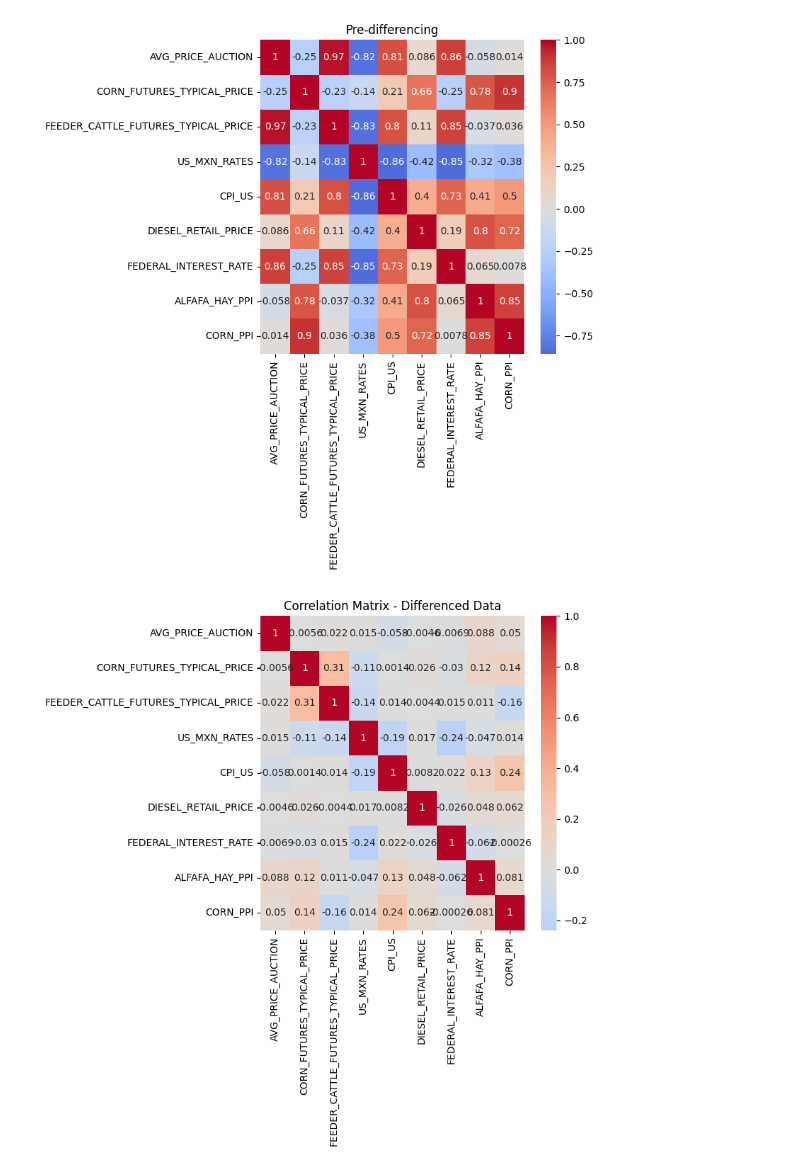
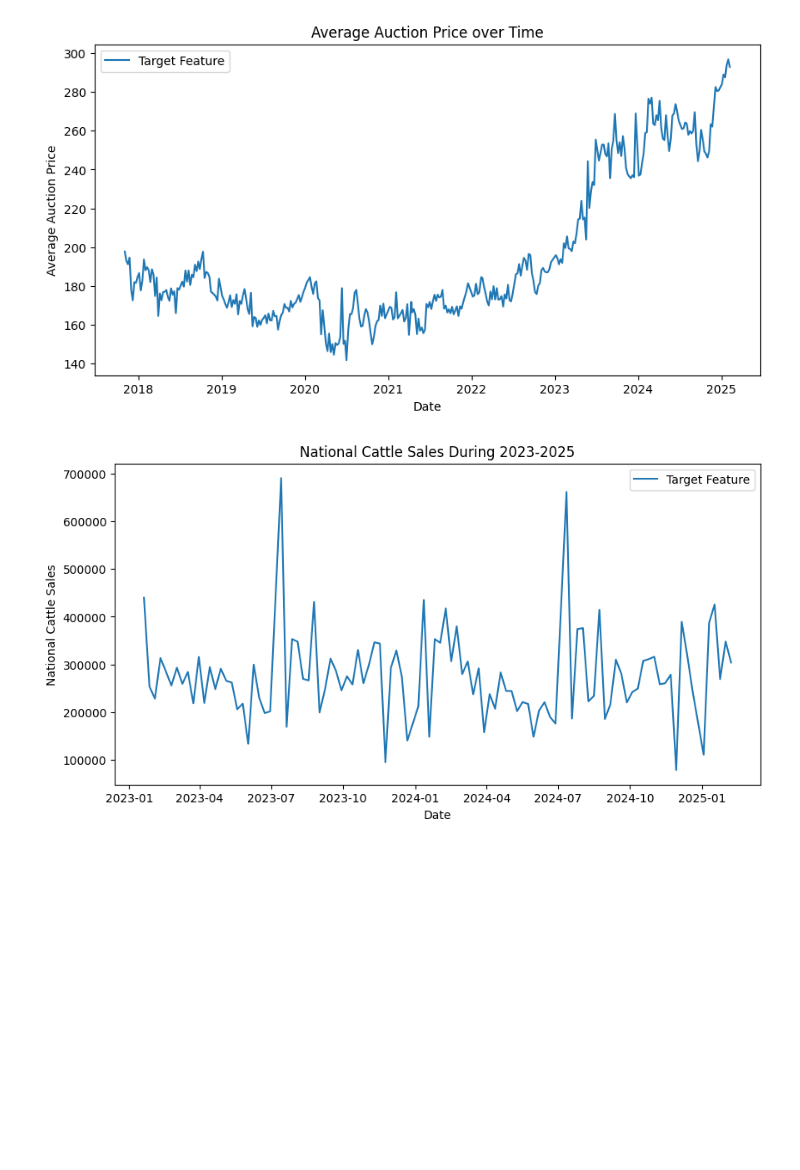
Before and after one commit to JBL168/beef_value_chain_project_spring_2025, a Jupyter notebook: models/feature_selection.ipynb, the cells around one changed output. Saved outputs shown, nothing was run; the diff lists cells and outputs as text; code cells hidden in the pictures; blank space fills up the shorter version.

Commit message:
add plots

```diff
--- a/models/feature_selection.ipynb
+++ b/models/feature_selection.ipynb
@@ -17,20 +17,21 @@ data['US_MXN_RATES'] = data['US_MXN_RATES'] * (base_cpi/data['CPI_US'])
 data['DIESEL_RETAIL_PRICE'] = data['DIESEL_RETAIL_PRICE'] * (base_cpi/data['CPI_US'])
 data['DATE'] = pd.to_datetime(data['DATE'])
 
-data = data.sort_values('DATE', ignore_index=True).set_index('DATE').drop( # drop columns not used for training
-    ['avg_price_steers_ML1',
-     'avg_price_steers_ML1_2',
-     'avg_price_heifers_ML1',
-     'avg_price_heifers_ML1_2',
-     'NATIONAL_AUCTION_SALES',
-     'NATIONAL_TOTAL_SALES',
-     'TEXAS_AUCTION_SALES',
-    #  'CORN_FUTURES_TYPICAL_PRICE',
-    #  'DIESEL_RETAIL_PRICE',
-    #  'ALFAFA_HAY_PPI',
-    #  'CORN_PPI',
-    #  'US_MXN_RATES',
-     ], axis=1)
+data = data.sort_values('DATE', ignore_index=True).set_index('DATE')
+# .drop( # drop columns not used for training
+#     ['avg_price_steers_ML1',
+#      'avg_price_steers_ML1_2',
+#      'avg_price_heifers_ML1',
+#      'avg_price_heifers_ML1_2',
+#      'NATIONAL_AUCTION_SALES',
+#      'NATIONAL_TOTAL_SALES',
+#      'TEXAS_AUCTION_SALES',
+#     #  'CORN_FUTURES_TYPICAL_PRICE',
+#     #  'DIESEL_RETAIL_PRICE',
+#     #  'ALFAFA_HAY_PPI',
+#     #  'CORN_PPI',
+#     #  'US_MXN_RATES',
+#      ], axis=1)
 # %%
 def plot_correlation_matrix(df, title):
     plt.figure(figsize=(8, 8))
@@ -41,10 +46,26 @@ def plot_correlation_matrix(df, title):
 # %%
-diff_data = data.diff().dropna()
+target = data['AVG_PRICE_AUCTION']
+
+plt.figure(figsize=(10, 5))
+plt.plot(target.index, target, label='Target Feature')
+plt.title('Average Auction Price over Time')
+plt.ylabel('Average Auction Price')
+plt.xlabel('Date')
+plt.legend()
+plt.savefig(os.path.join('..', 'figures', 'target_feature_plot.png'), dpi=300)
+plt.show()
+# %% [output]
+[figure, added]
 # %%
-plot_correlation_matrix(data,'Pre-differencing')
+sales = data['NATIONAL_TOTAL_SALES']
+
+plt.figure(figsize=(10, 5))
+plt.plot(sales.index[-104:], sales[-104:], label='Target Feature')
+plt.title('National Cattle Sales During 2023-2025')
+plt.ylabel('National Cattle Sales')
+plt.xlabel('Date')
+plt.legend()
+plt.savefig(os.path.join('..', 'figures', 'cattle_sales.png'), dpi=300)
+plt.show()
 # %% [output]
-[figure, old version]
+[figure, new version]
-# %%
-plot_correlation_matrix(diff_data, "Correlation Matrix - Differenced Data")
-# %% [output]
-[figure, removed]
```
Also changed, not shown: parts of 1 cell of this notebook, 2 other files.
